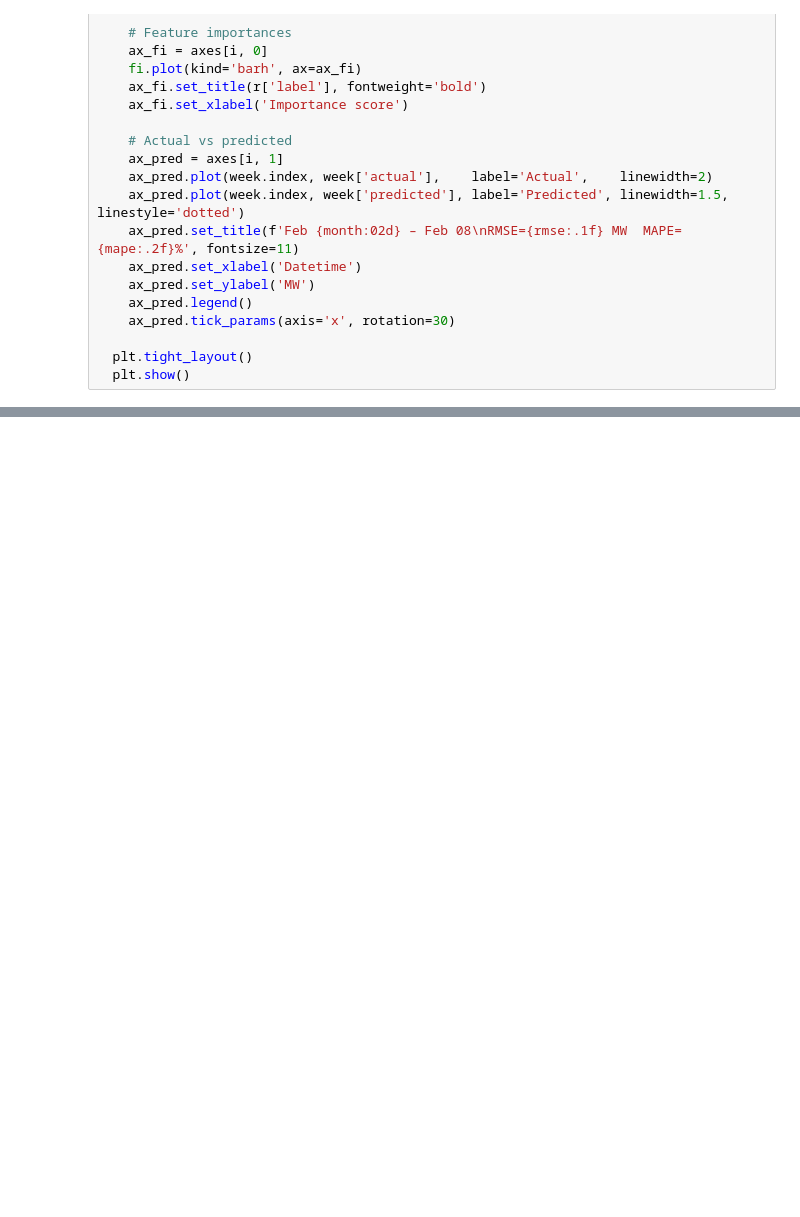
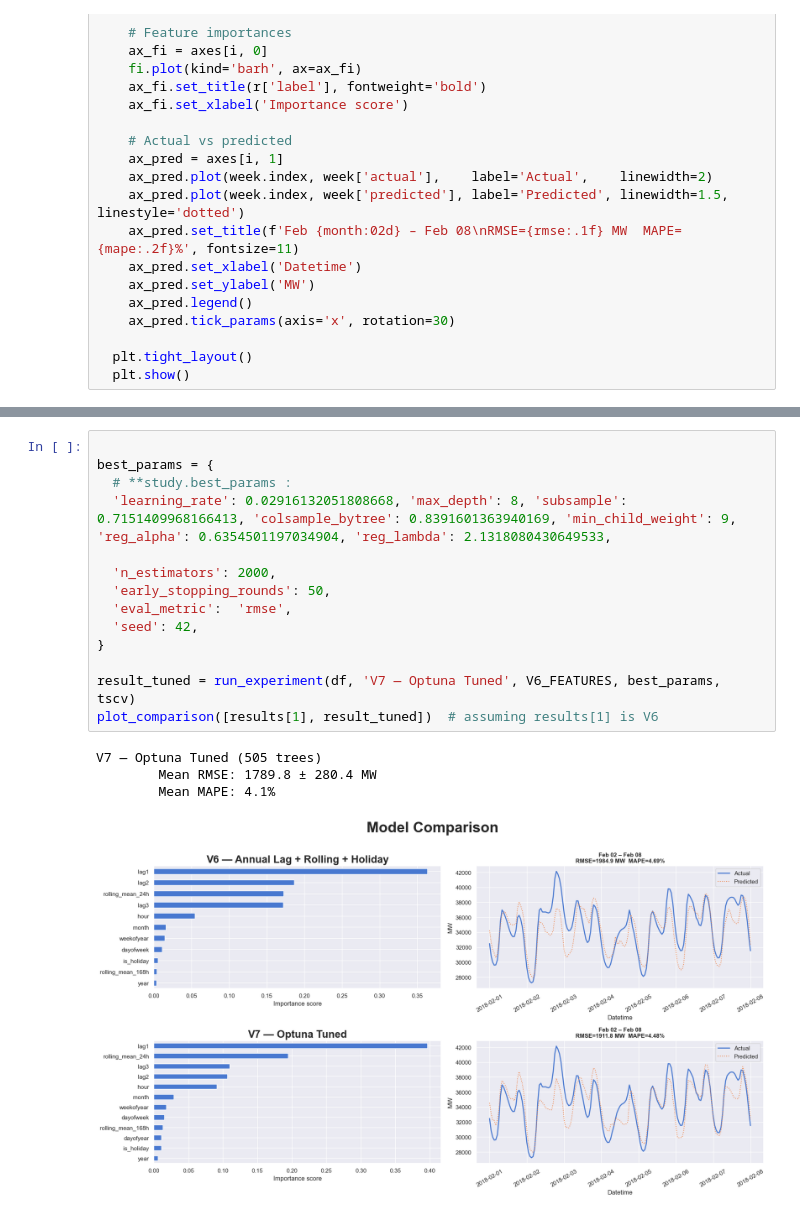
Before and after one commit to lokejer/pjme-hourly-forecast, a Jupyter notebook: main.ipynb, the cells around one changed output, grey strips where cells are left out. Saved outputs shown, nothing was run; the diff lists cells and outputs as text; blank space fills up the shorter version.

Commit message:
feat: Hyperparameter tuning with Optuna, retrain and save model

```diff
--- a/main.ipynb
+++ b/main.ipynb
@@ -538,0 +601,19 @@ V6 — Annual Lag + Rolling + Holiday (1999 trees)
+# %%
+
+best_params = {
+  # **study.best_params :
+  'learning_rate': 0.02916132051808668, 'max_depth': 8, 'subsample': 0.7151409968166413, 'colsample_bytree': 0.8391601363940169, 'min_child_weight': 9, 'reg_alpha': 0.6354501197034904, 'reg_lambda': 2.1318080430649533,
+
+  'n_estimators': 2000,
+  'early_stopping_rounds': 50,
+  'eval_metric':  'rmse',
+  'seed': 42,
+}
+
+result_tuned = run_experiment(df, 'V7 — Optuna Tuned', V6_FEATURES, best_params, tscv)
+plot_comparison([results[1], result_tuned])  # assuming results[1] is V6
+# %% [output]
+V7 — Optuna Tuned (505 trees)
+        Mean RMSE: 1789.8 ± 280.4 MW
+        Mean MAPE: 4.1%
+[figure, added]
```
Also changed, not shown: parts of 11 cells of this notebook.
